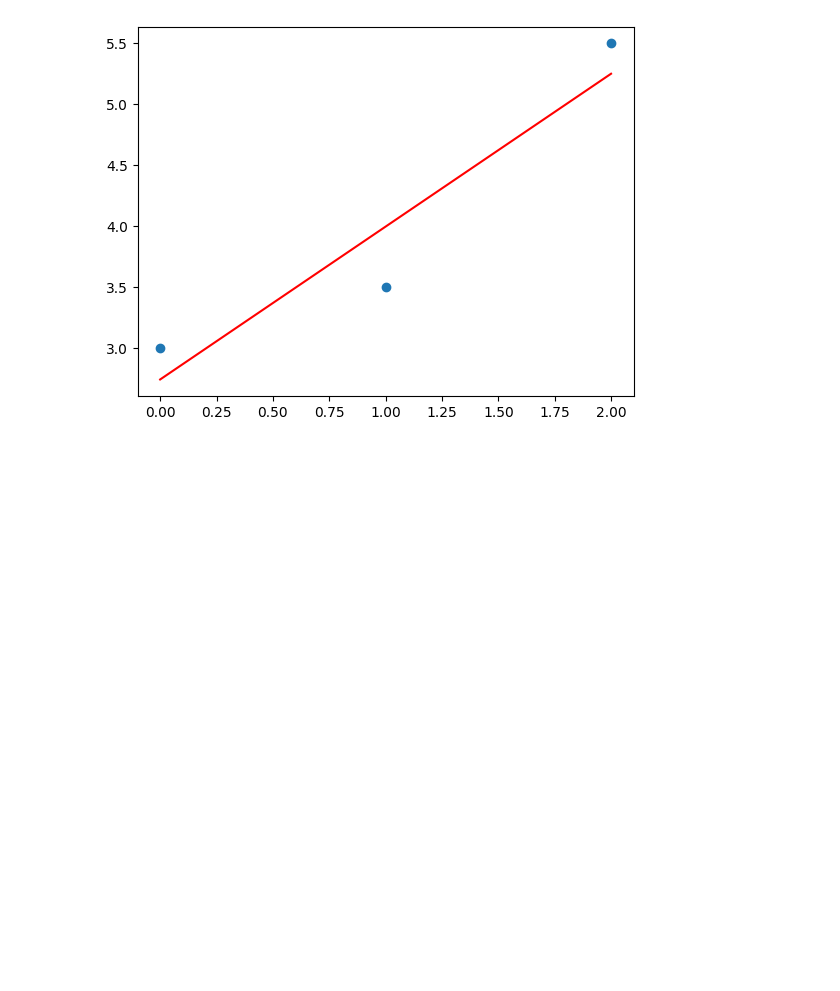
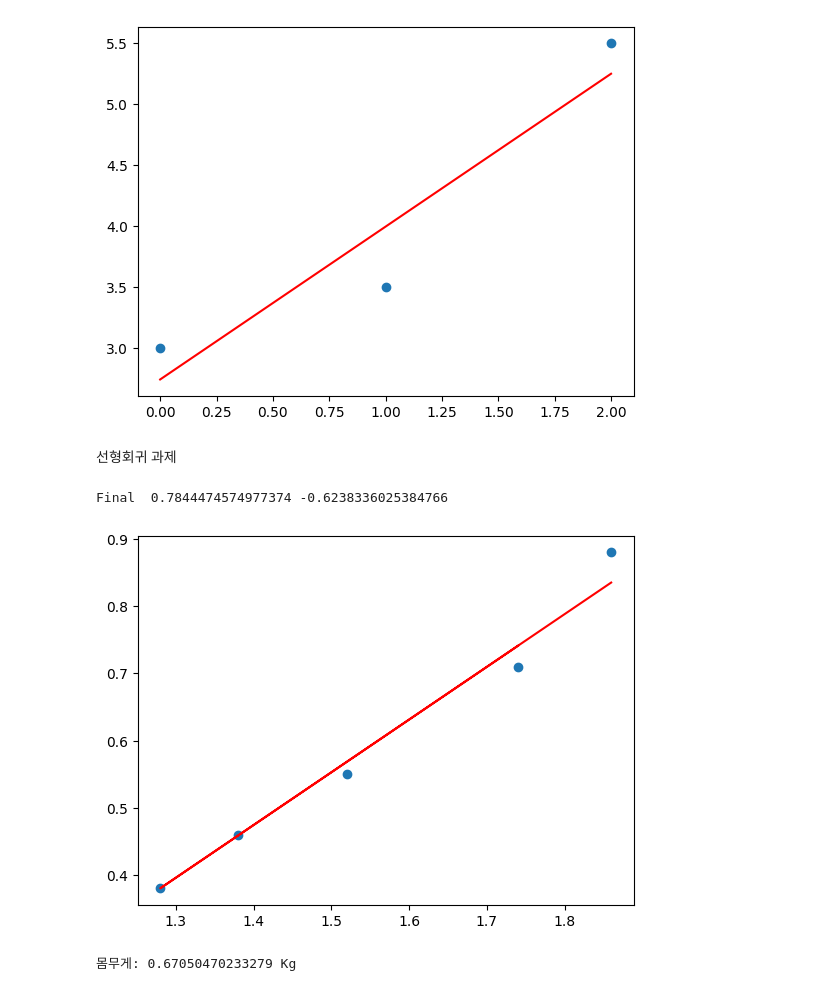
Before and after one commit to surf0123/ai, a Jupyter notebook: intai.ipynb, the cells around one changed output. Cells and saved outputs as stored; diff of their text form; code cells hidden in the pictures; blank space fills up the shorter version.

```diff
--- a/intai.ipynb
+++ b/intai.ipynb
@@ -40,3 +40,48 @@ plt.show()
 # %% [output]
 Final  1.2532418085611319 2.745502230882486
 [figure]
+# %% [markdown]
+선형회귀 과제
+# %%
+import numpy as np
+import matplotlib.pyplot as plt
+
+X = np.array([1.74,1.52,1.38,1.28,1.86])
+y = np.array([0.71,0.55,0.46,0.38,0.88])
+
+W = 0       # 기울기
+b = 0       # 절편
+
+lrate = 0.05  # 학습률
+epochs = 2000  # 반복 횟수
+
+n = float(len(X)) # 입력 데이터의 개수
+
+# 경사 하강법
+for i in range(epochs):
+    y_pred = W*X + b  # 예측값
+    dW = (2/n) * sum(X * (y_pred-y))
+    db = (2/n) * sum(y_pred-y)
+    W = W - lrate * dW  # 기울기 수정
+    b = b - lrate * db  # 절편 수정
+
+# 기울기와 절편을 출력한다.
+print ('Final ',W, b)
+
+# 예측값을 만든다.
+y_pred = W*X + b
+
+# 입력 데이터를 그래프 상에 찍는다.
+plt.scatter(X, y)
+
+# 예측값은 선그래프로 그린다.
+plt.plot(X, y_pred, color='red')
+plt.show()
+
+# 몸무게 예측
+y_pred = W*1.65 + b
+print('몸무게:',y_pred ,'Kg')
+# %% [output]
+Final  0.7844474574977374 -0.6238336025384766
+[figure, added]
+몸무게: 0.67050470233279 Kg
```
